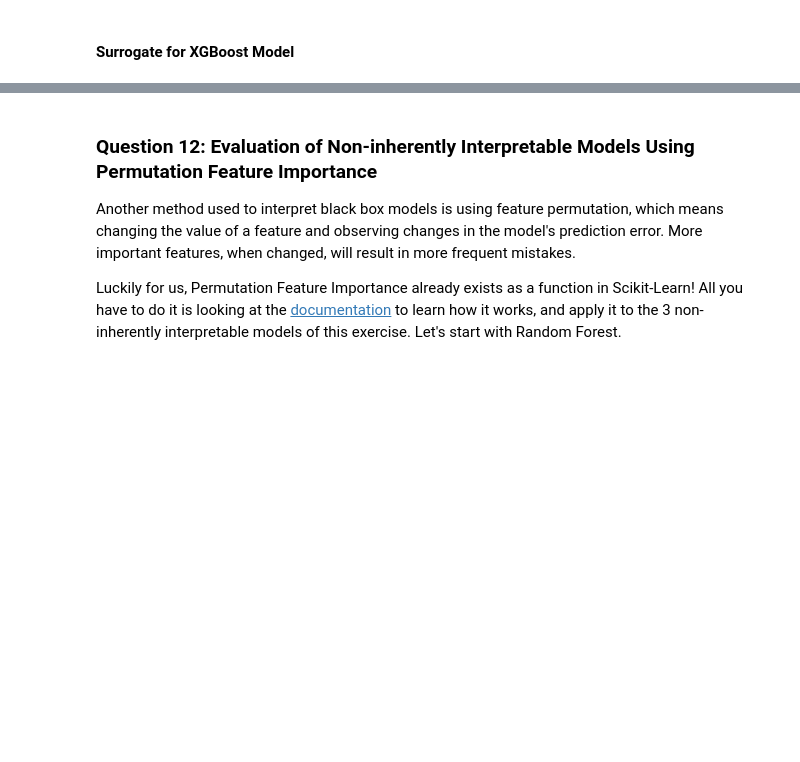
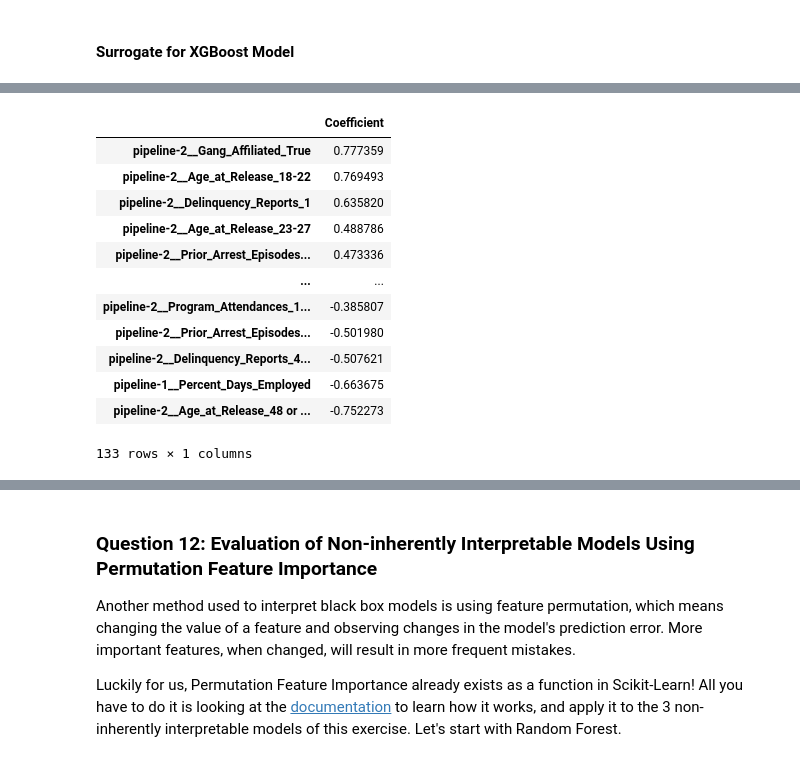
Before and after one commit to wsl0917/DSCI430_module2_assignment, a Jupyter notebook: Module 3 assignment-1.ipynb, the cells around one changed output, grey strips where cells are left out. Saved outputs shown, nothing was run; the diff lists cells and outputs as text; code cells hidden in the pictures; blank space fills up the shorter version.

```diff
--- a/Module 3 assignment-1.ipynb
+++ b/Module 3 assignment-1.ipynb
@@ -620,14 +625,23 @@ Now, repeat the analysis through surrogate model for XGBoost. Comment on the res
 # %% [markdown]
 #### Surrogate for XGBoost Model
 # %%
-
 surrogate_model_xgb = joblib.load("models_for_A3/NIJ_logreg.joblib")
 
-xgb_predictions_train = xgboost_model.predict(X_train)  # XGBoost predictions on training data
-surrogate_model_xgb.fit(X_train, xgb_predictions_train)
+xgb_predictions = xgboost_model.predict(X_train)
+surrogate_model_xgb.fit(X_train, xgb_predictions)
 
-xgb_predictions_test = xgboost_model.predict(X_test)  # Original XGBoost predictions on test data
-surrogate_predictions_xgb = surrogate_model_xgb.predict(X_test)  # Surrogate model's predictions on test set
+coefficients_xgb = surrogate_model_xgb.named_steps["logisticregression"].coef_.flatten()
+feature_names = np.array(surrogate_model_rf.named_steps['columntransformer'].get_feature_names_out())
+
+coeff_df_xgb = pd.DataFrame({'Feature': feature_names, 'Coefficient': coefficients_xgb})
+
+coeff_df_xgb_sorted = coeff_df_xgb.sort_values(by='Coefficient', ascending=False)
+
+print("Top 10 positive coefficients:")
+print(coeff_df_xgb_sorted.head(10))
+
+print("\nTop 10 negative coefficients:")
+print(coeff_df_xgb_sorted.tail(10))
 
 print("R^2 for XGBoost surrogate:", accuracy_score(xgb_predictions_test, surrogate_predictions_xgb))
 # %% [output]
@@ -634 +664,20 @@ print("R^2 for XGBoost surrogate:", accuracy_score(xgb_predictions_test, surroga
 R^2 for XGBoost surrogate: 0.8440201264352987
+# %%
+coeffs = logreg_model.named_steps["logisticregression"].coef_.flatten()
+coeff_df = pd.DataFrame(coeffs, index=feature_names, columns=["Coefficient"])
+coeff_df_sorted = coeff_df.sort_values(by="Coefficient", ascending=False)
+coeff_df_sorted
+# %% [output]
+|  | Coefficient |
+| pipeline-2__Gang_Affiliated_True | 0.777359 |
+| pipeline-2__Age_at_Release_18-22 | 0.769493 |
+| pipeline-2__Delinquency_Reports_1 | 0.635820 |
+| pipeline-2__Age_at_Release_23-27 | 0.488786 |
+| pipeline-2__Prior_Arrest_Episodes... | 0.473336 |
+| ... | ... |
+| pipeline-2__Program_Attendances_1... | -0.385807 |
+| pipeline-2__Prior_Arrest_Episodes... | -0.501980 |
+| pipeline-2__Delinquency_Reports_4... | -0.507621 |
+| pipeline-1__Percent_Days_Employed | -0.663675 |
+| pipeline-2__Age_at_Release_48 or ... | -0.752273 |
+133 rows × 1 columns
```
Also changed, not shown: parts of 8 cells of this notebook.
